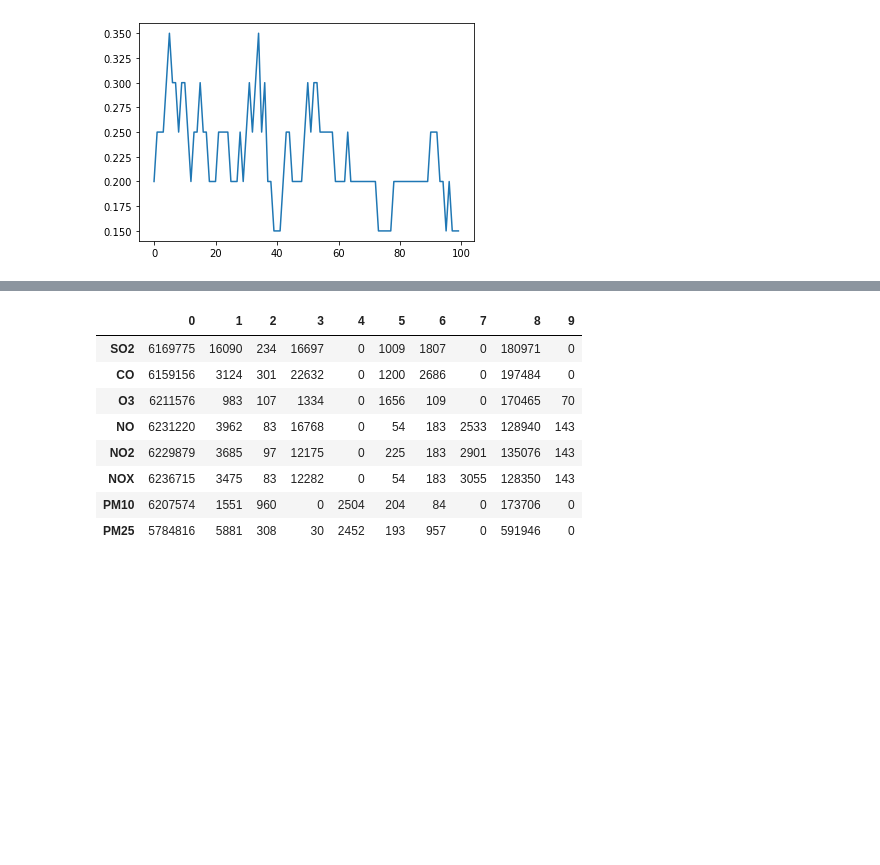
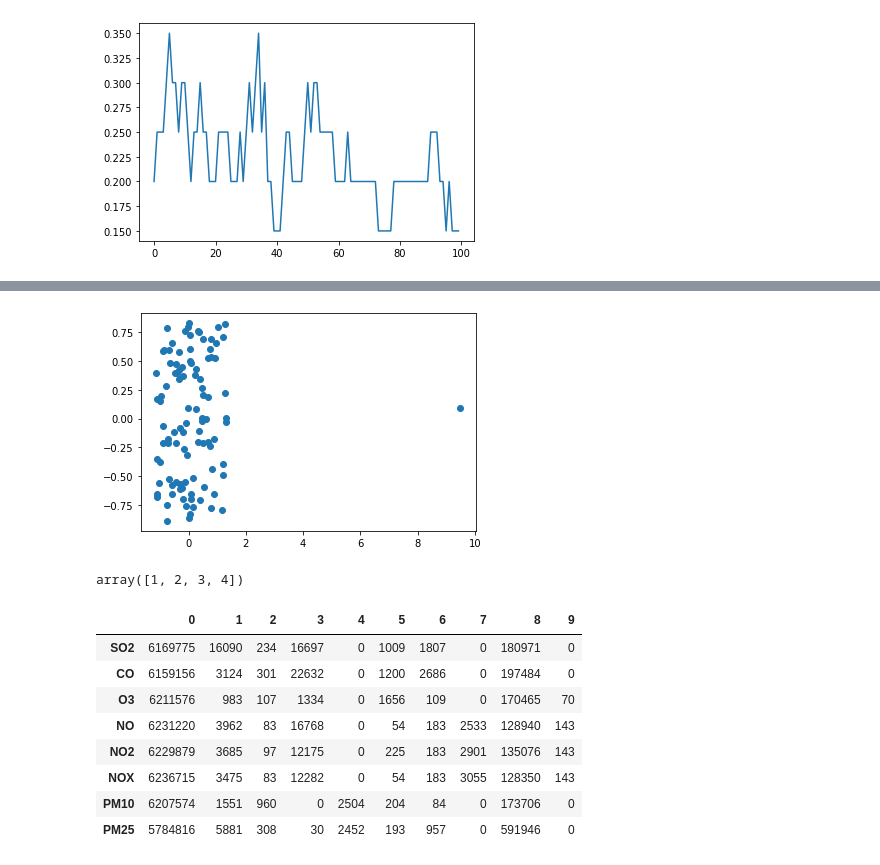
Before and after one commit to Yanghojun/Juneer_deeplearning_cookbook, a Jupyter notebook: data/NIER_dataset/data_experiment.ipynb, the cells around one changed output, grey strips where cells are left out. Cells and saved outputs as stored; diff of their text form; code cells hidden in the pictures; blank space fills up the shorter version.

```diff
--- a/data/NIER_dataset/data_experiment.ipynb
+++ b/data/NIER_dataset/data_experiment.ipynb
@@ -87,3 +177,34 @@ plt.plot(min_max_data[0:100, 1])
+# %%
+from sklearn.preprocessing import RobustScaler
+
+# scaler = StandardScaler()
+scaler = RobustScaler()
+scaler.fit(x1.reshape(-1, 1))
+dt1 = scaler.transform(x1.reshape(-1, 1))
+
+scaler.fit(x2.reshape(-1, 1))
+dt2 = scaler.transform(x2.reshape(-1, 1))
+
+# plt.scatter(dt1, dt2)
+
+# dt = {'dt1':dt1, 'dt2':dt2}
+# dt1 = pd.DataFrame(dt1)
+# dt = pd.DataFrame(dt)
+# sns.histplot(data=dt1)
+# sns.displot(dt1);
+# sns.histplot(dt2, bins=10);
+# sns.histplot(dt1, bins=10);
+# sns.histplot(x1, bins=30);
+plt.scatter(dt1, dt2);
+# print(dt1.shape, dt2.shape)
+# %% [output]
+[figure, added]
+# %%
+d = np.array([1,2,3])
+d = np.append(d, 4)
+d
+# %% [output]
+array([1, 2, 3, 4])
 # %%
 elements_name = ['SO2', 'CO', 'O3', 'NO', 'NO2', 'NOX', 'PM10', 'PM25']
 
```
Also changed, not shown: parts of 5 cells of this notebook.
